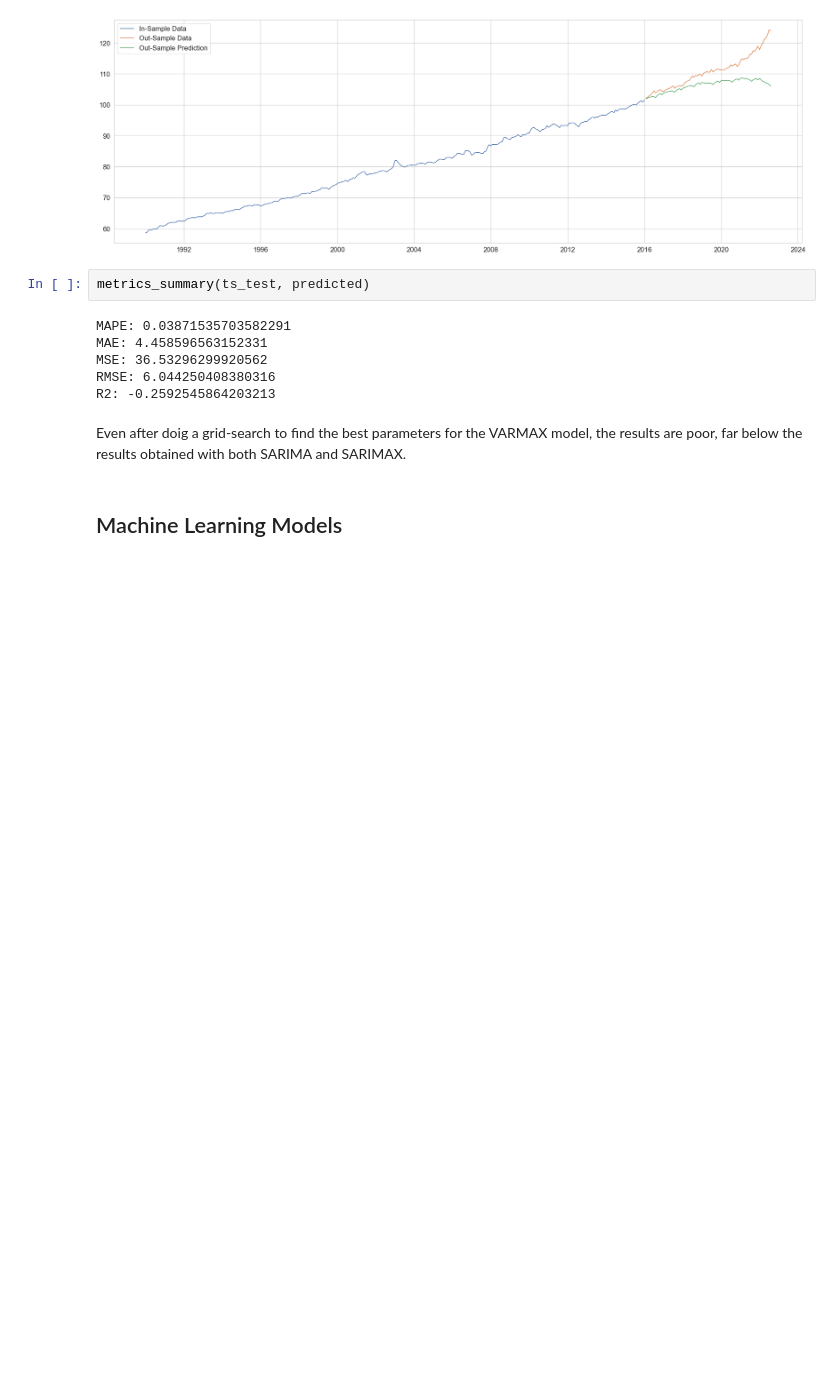
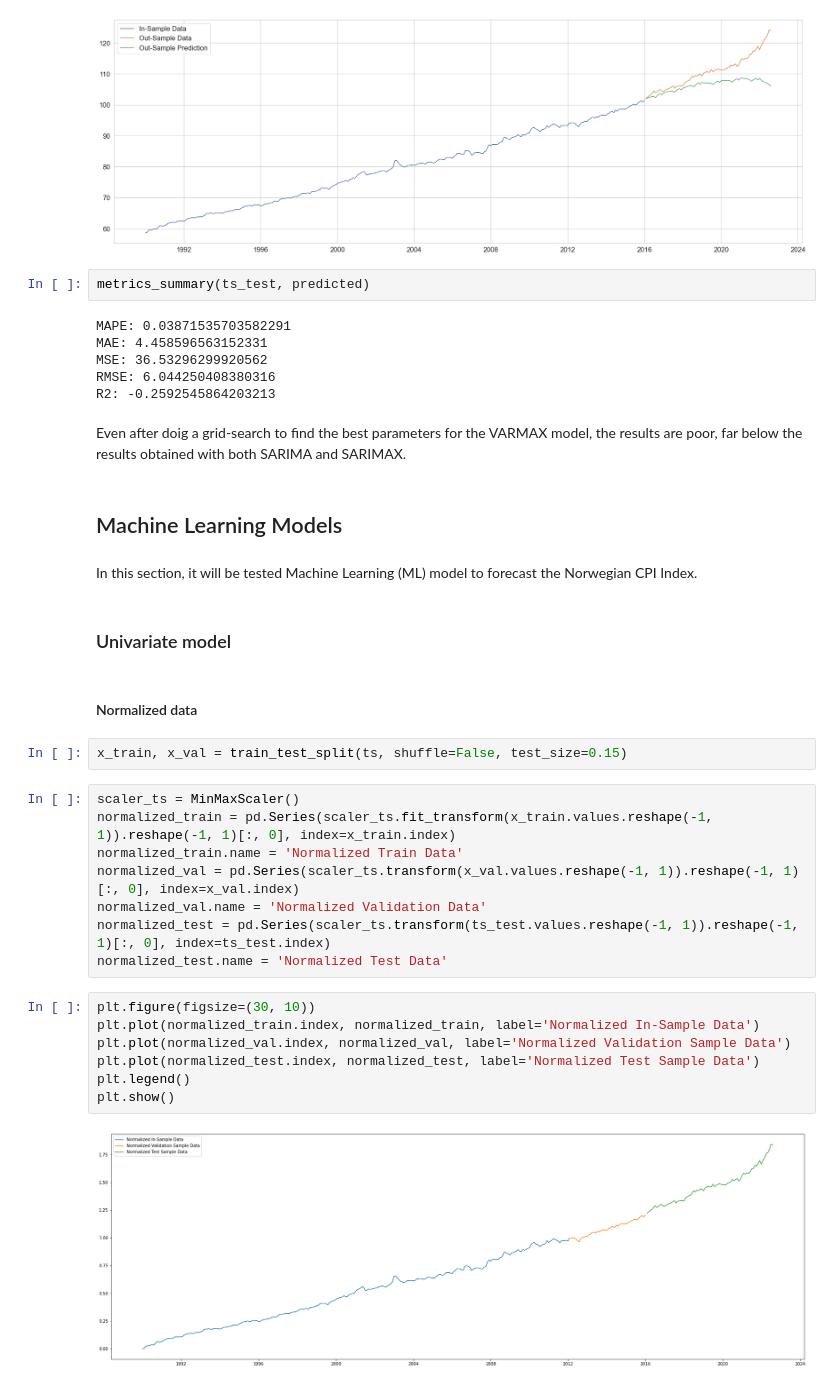
Before and after one commit to PugtgYosuky/Norwegian-CPI-forecast, a Jupyter notebook: ts-models.ipynb, the cells around one changed output. Saved outputs shown, nothing was run; the diff lists cells and outputs as text; blank space fills up the shorter version.

Commit message:
Add ML models

```diff
--- a/ts-models.ipynb
+++ b/ts-models.ipynb
@@ -1227,3 +1235,28 @@ R2: -0.2592545864203213
 Even after doig a grid-search to find the best parameters for the VARMAX model, the results are poor, far below the results obtained with both SARIMA and SARIMAX.
 # %% [markdown]
 ## Machine Learning Models
+# %% [markdown]
+In this section, it will be tested Machine Learning (ML) model to forecast the Norwegian CPI Index.
+# %% [markdown]
+### Univariate model
+# %% [markdown]
+#### Normalized data
+# %%
+x_train, x_val = train_test_split(ts, shuffle=False, test_size=0.15)
+# %%
+scaler_ts = MinMaxScaler()
+normalized_train = pd.Series(scaler_ts.fit_transform(x_train.values.reshape(-1, 1)).reshape(-1, 1)[:, 0], index=x_train.index)
+normalized_train.name = 'Normalized Train Data'
+normalized_val = pd.Series(scaler_ts.transform(x_val.values.reshape(-1, 1)).reshape(-1, 1)[:, 0], index=x_val.index)
+normalized_val.name = 'Normalized Validation Data'
+normalized_test = pd.Series(scaler_ts.transform(ts_test.values.reshape(-1, 1)).reshape(-1, 1)[:, 0], index=ts_test.index)
+normalized_test.name = 'Normalized Test Data'
+# %%
+plt.figure(figsize=(30, 10))
+plt.plot(normalized_train.index, normalized_train, label='Normalized In-Sample Data')
+plt.plot(normalized_val.index, normalized_val, label='Normalized Validation Sample Data')
+plt.plot(normalized_test.index, normalized_test, label='Normalized Test Sample Data')
+plt.legend()
+plt.show()
+# %% [output]
+[figure, added]
```
Also changed, not shown: parts of 37 cells of this notebook.
